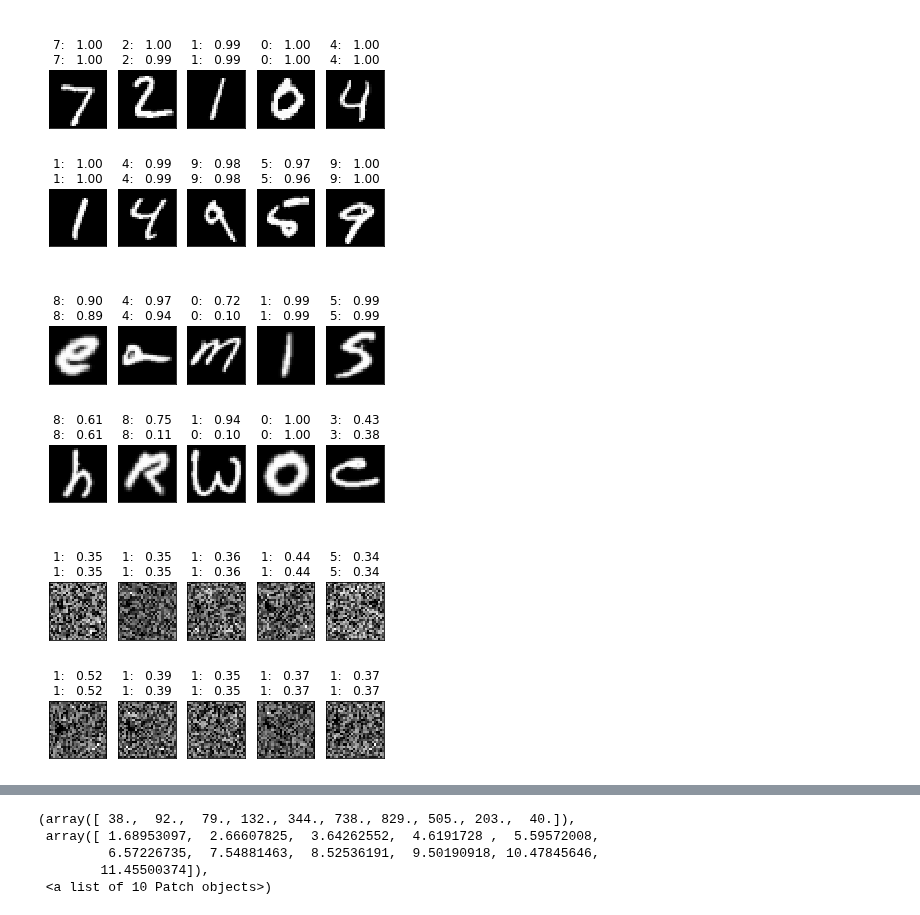
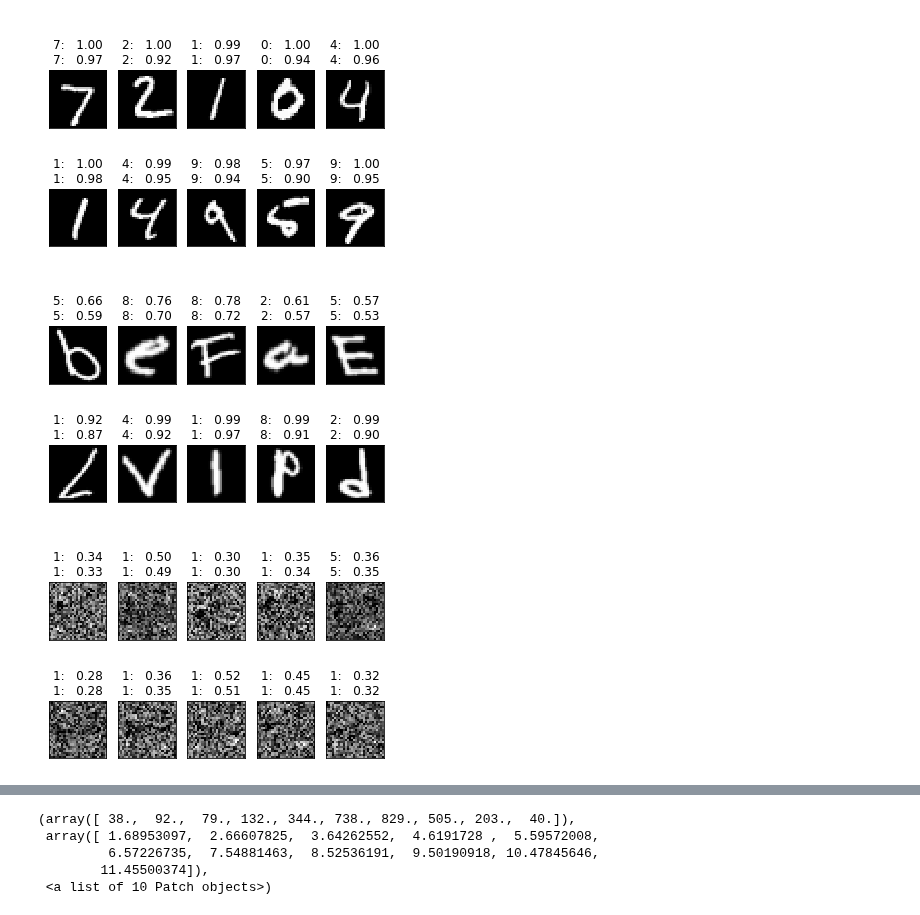
Before and after one commit to AlexMeinke/certified-certain-uncertainty, a Jupyter notebook: AdversarialAttack.ipynb, the cells around one changed output, grey strips where cells are left out. Saved outputs shown, nothing was run; the diff lists cells and outputs as text; code cells hidden in the pictures.

```diff
--- a/AdversarialAttack.ipynb
+++ b/AdversarialAttack.ipynb
@@ -115,22 +118,22 @@ base_model = torch.load('base_model.pth').to(device)
 robust_model = torch.load('gmm_model.pth').to(device)
 robust_model_orig = torch.load('gmm_model.pth').to(device)
 # %%
-
+robust_model.log_pz_lam.data = torch.tensor(-5.).to(device)
 
 data = enumerate(dl.test_loader).__next__()[1][0]
 y = robust_model(data.to(device))
 y_base = base_model(data.to(device))
 
 plotting.plot_samples([y_base, y], data)
 
 data = enumerate(dl.EMNIST_test_loader).__next__()[1][0]
 y = robust_model(data.to(device))
 y_base = base_model(data.to(device))
 
 plotting.plot_samples([y_base, y], data)
 # %% [output]
 [figure]
-[figure, old version]
+[figure, new version]
 # %%
 def generate_adv_noise(model, epsilon, batch_size=10, norm=2, num_of_it=10, alpha=0.01, seed_images=None):
     if seed_images is None:
@@ -167,7 +170,7 @@ y_base = base_model(perturbed_image.to(device))
 
 plotting.plot_samples([y_base, y], perturbed_image.detach().cpu())
 # %% [output]
-[figure, old version]
+[figure, new version]
 # %%
 import torch.optim as optim
 
```
Also changed, not shown: parts of 28 cells of this notebook, 2 other files.
